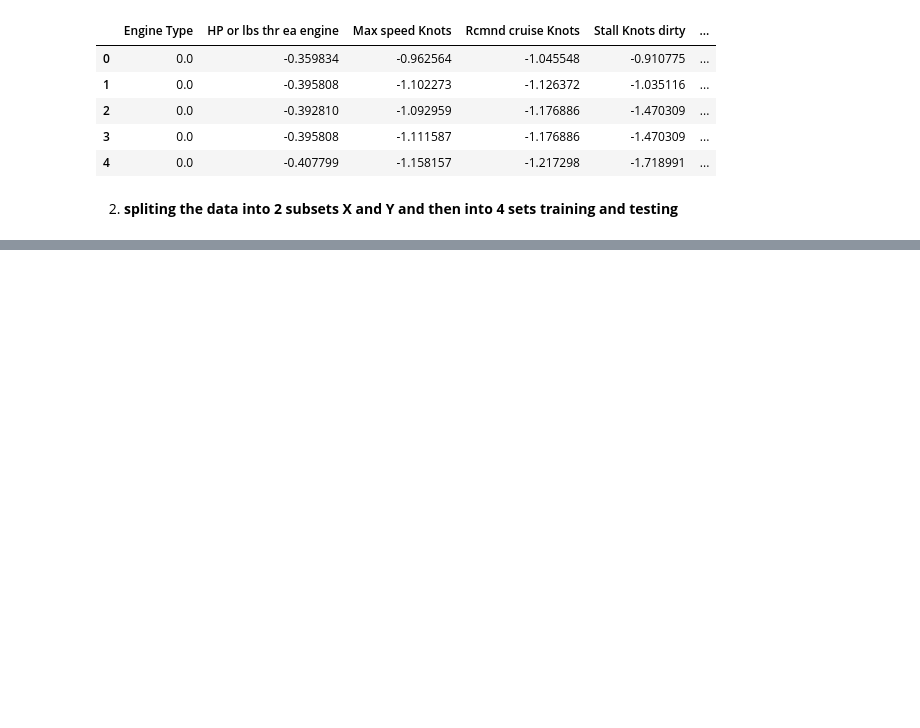
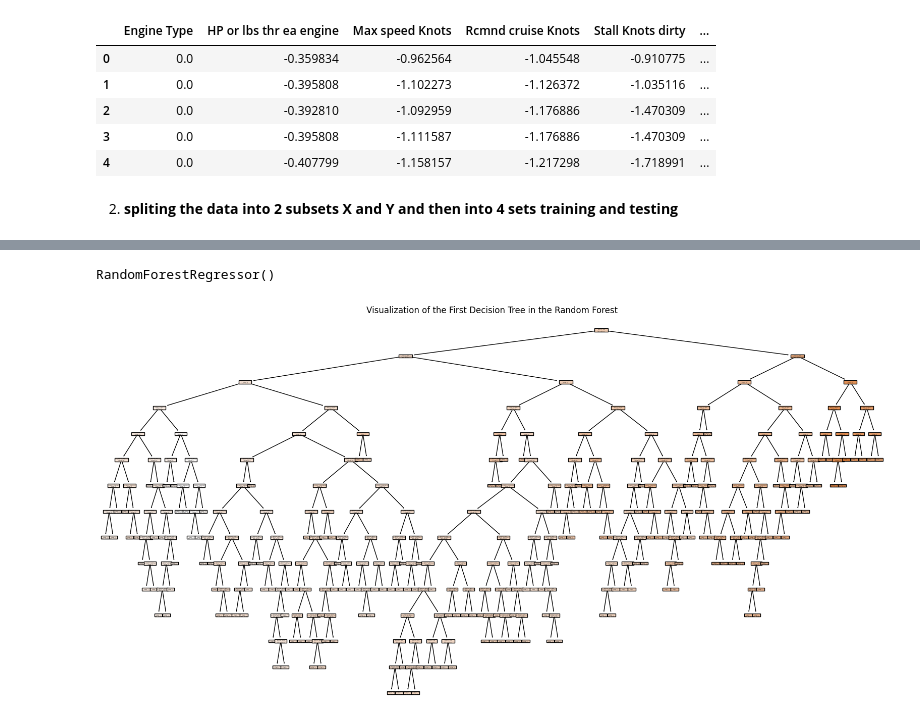
Before and after one commit to YassineSdk/plane_price_prediction, a Jupyter notebook: model.ipynb, the cells around one changed output, grey strips where cells are left out. Cells and saved outputs as stored; diff of their text form; code cells hidden in the pictures; blank space fills up the shorter version.

```diff
--- a/model.ipynb
+++ b/model.ipynb
@@ -401,0 +487,4 @@ Mean Squared Error: 37632220226.1335
+# %%
+models['Random_forest']
+# %% [output]
+RandomForestRegressor()
@@ -401,0 +495,12 @@ Mean Squared Error: 37632220226.1335
+# %%
+from sklearn.tree import plot_tree
+import matplotlib.pyplot as plt
+
+first_tree = models['Random_forest'].estimators_[1]
+
+plt.figure(figsize=(20, 10))
+plot_tree(first_tree, feature_names=[f'Feature {i}' for i in range(X.shape[1])], filled=True)
+plt.title("Visualization of the First Decision Tree in the Random Forest")
+plt.show()
+# %% [output]
+[figure, added]
```
Also changed, not shown: parts of 12 cells of this notebook.
